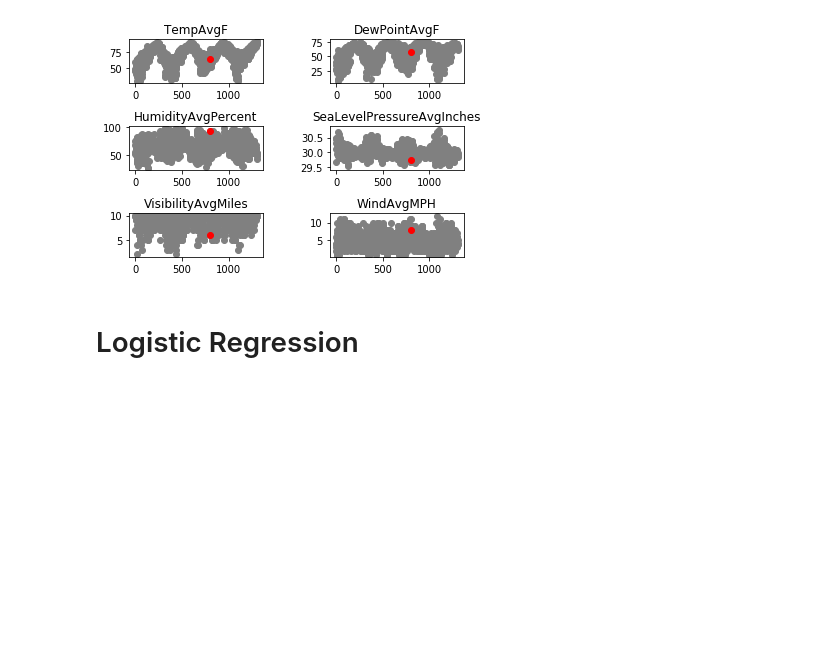
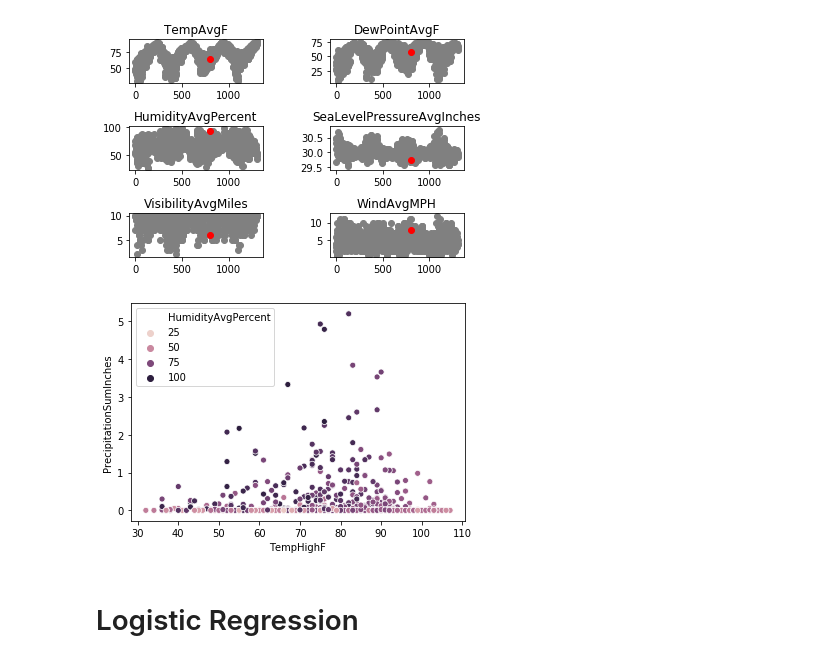
Before and after one commit to syedfasihuddin/Predicting-Rainfall, a Jupyter notebook: PredictingRainfall.ipynb, the cells around one changed output. Drawn from its saved outputs; the diff is of its cells as text; code cells hidden in the pictures; blank space fills up the shorter version.

Commit message:
Humidity and Temp Scatter

```diff
--- a/PredictingRainfall.ipynb
+++ b/PredictingRainfall.ipynb
@@ -186,6 +186,11 @@ for i in range(x_vis.columns.size):
 plt.show()
 # %% [output]
 [figure]
+# %%
+ax = sns.scatterplot(x=data.TempHighF, y=data.PrecipitationSumInches,
+...                      hue=data.HumidityAvgPercent)
+# %% [output]
+[figure, added]
 # %% [markdown]
 # Logistic Regression
 # %%
```
